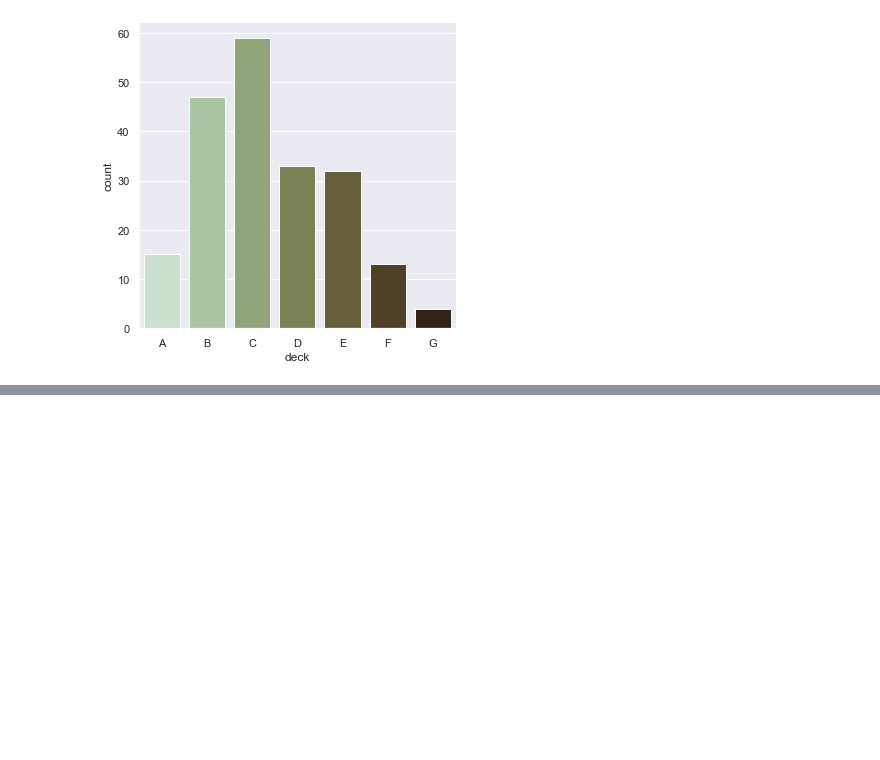
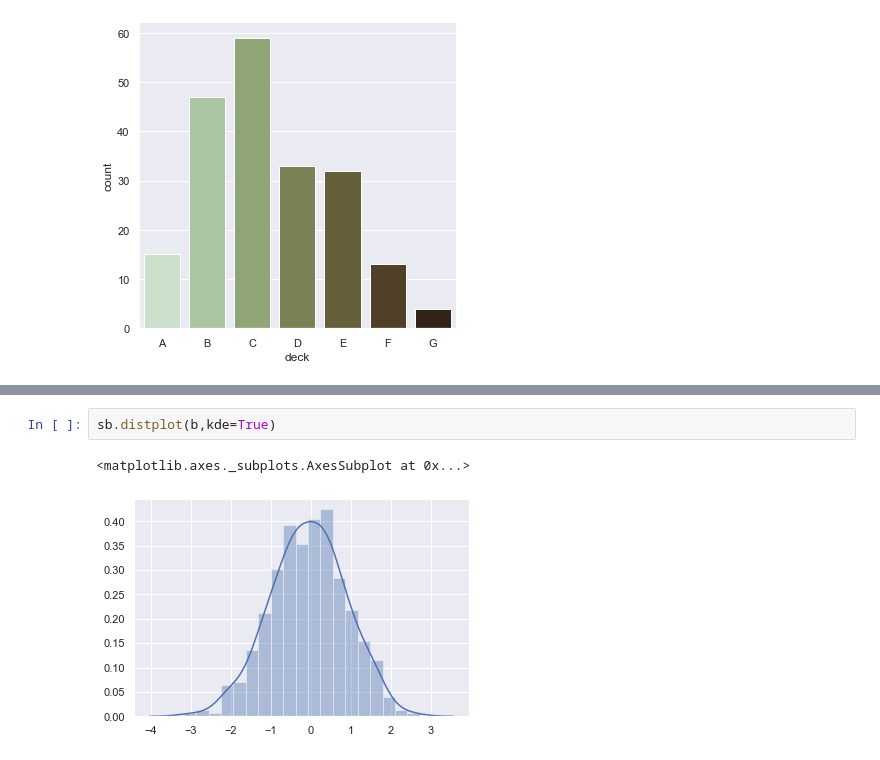
Before and after one commit to KrishnaDesai16/ML-DL, a Jupyter notebook: python/Visualization/seaborn.ipynb, the cells around one changed output, grey strips where cells are left out. Saved outputs shown, nothing was run; the diff lists cells and outputs as text; blank space fills up the shorter version.

```diff
--- a/python/Visualization/seaborn.ipynb
+++ b/python/Visualization/seaborn.ipynb
@@ -238,0 +247,5 @@ sb.catplot(x='deck',kind='count',data=titanic,palette = 'ch:0.95')
+# %%
+sb.distplot(b,kde=True)
+# %% [output]
+<matplotlib.axes._subplots.AxesSubplot at 0x...>
+[figure, added]
```
Also changed, not shown: parts of 6 cells of this notebook.
